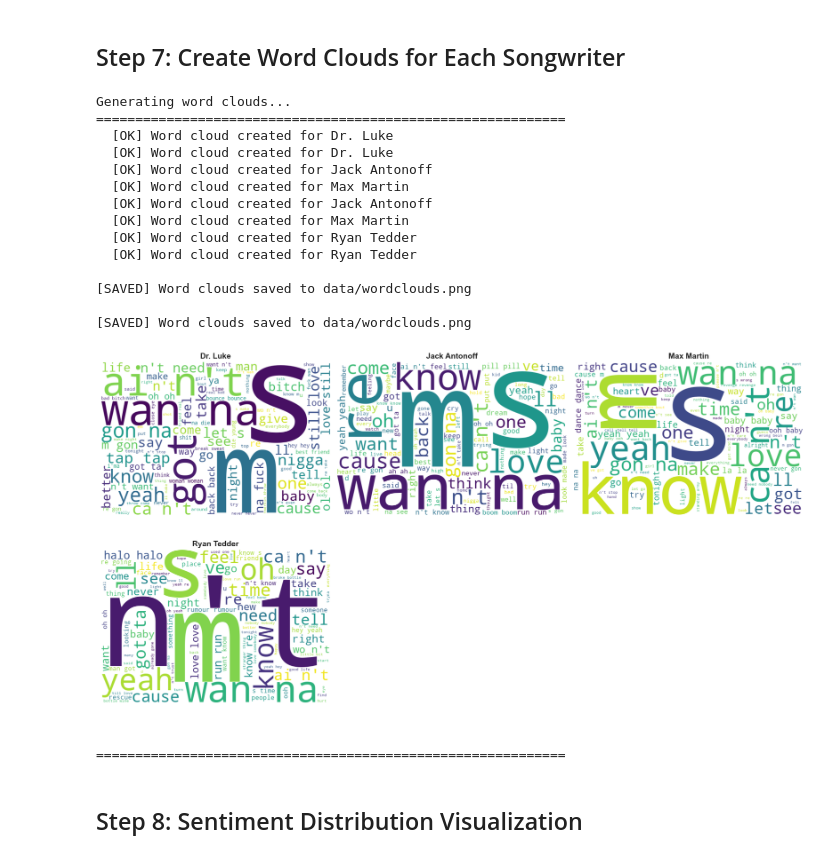
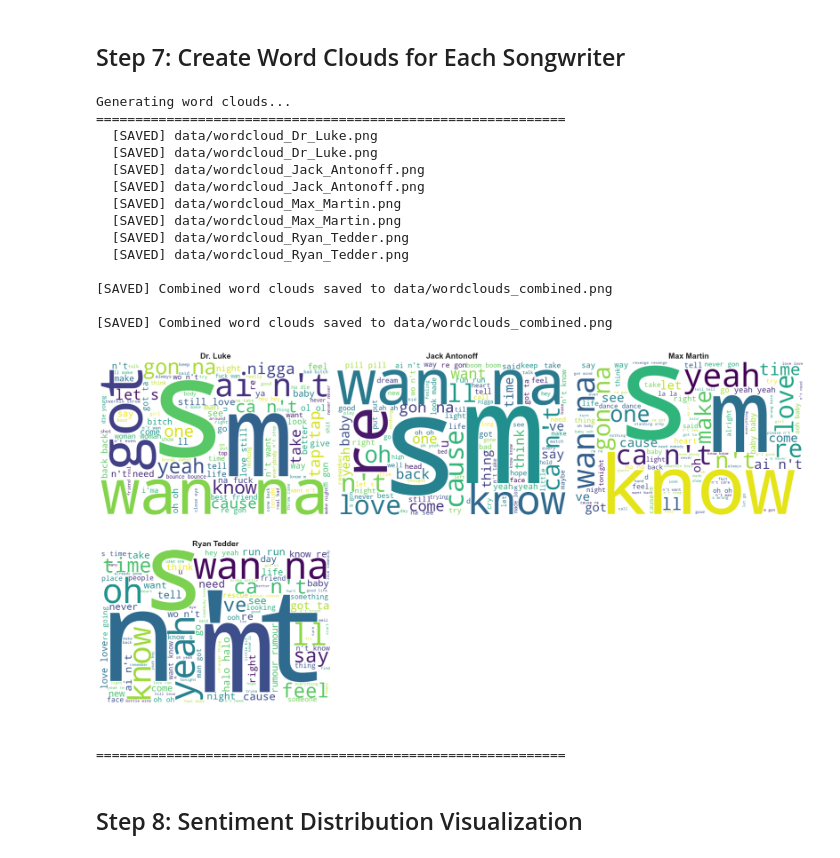
Before and after one commit to Aryaman33/songwriter-style-analysis, a Jupyter notebook: 03_exploratory_analysis.ipynb, the cells around one changed output. Cells and saved outputs as stored; diff of their text form; code cells hidden in the pictures.

```diff
--- a/03_exploratory_analysis.ipynb
+++ b/03_exploratory_analysis.ipynb
@@ -266,68 +266,95 @@ Ryan Tedder                    0.171  0.160                  0.511  0.131
 # %% [markdown]
 ## Step 7: Create Word Clouds for Each Songwriter
 # %%
-# Generate word clouds for each songwriter
+# Generate word clouds for each songwriter (individual images)
 print("Generating word clouds...")
 print("="*60)
 
-songwriters = df['target_songwriter'].unique()
+songwriters = sorted(df['target_songwriter'].unique())
+
+# Create individual word cloud for each songwriter
+for songwriter in songwriters:
+    # Combine all lyrics for this songwriter
+    songwriter_lyrics = ' '.join(
+        df[df['target_songwriter'] == songwriter]['lyrics_processed'].tolist()
+    )
+
+    # Generate word cloud
+    wordcloud = WordCloud(
+        width=800,
+        height=600,
+        background_color='white',
+        colormap='viridis',
+        max_words=100
+    ).generate(songwriter_lyrics)
+
+    # Create individual figure
+    plt.figure(figsize=(12, 8))
+    plt.imshow(wordcloud, interpolation='bilinear')
+    plt.title(f'{songwriter} - Word Cloud', fontsize=16, fontweight='bold', pad=20)
+    plt.axis('off')
+    plt.tight_layout()
+
+    # Save individual image
+    filename = f"data/wordcloud_{songwriter.replace(' ', '_').replace('.', '')}.png"
+    plt.savefig(filename, dpi=150, bbox_inches='tight')
+    print(f"  [SAVED] {filename}")
+    plt.close()
+
+# Also create combined version for overview
 n_writers = len(songwriters)
-
-# Calculate grid dimensions
 n_cols = 3
 n_rows = (n_writers + n_cols - 1) // n_cols
 
 fig, axes = plt.subplots(n_rows, n_cols, figsize=(18, 5*n_rows))
 axes = axes.flatten() if n_writers > 1 else [axes]
 
-for idx, songwriter in enumerate(sorted(songwriters)):
+for idx, songwriter in enumerate(songwriters):
     # Combine all lyrics for this songwriter
     songwriter_lyrics = ' '.join(
         df[df['target_songwriter'] == songwriter]['lyrics_processed'].tolist()
     )
 
     # Generate word cloud
     wordcloud = WordCloud(
         width=600,
         height=400,
         background_color='white',
         colormap='viridis',
         max_words=100
     ).generate(songwriter_lyrics)
 
     # Plot
     axes[idx].imshow(wordcloud, interpolation='bilinear')
     axes[idx].set_title(songwriter, fontsize=14, fontweight='bold')
     axes[idx].axis('off')
 
-    print(f"  [OK] Word cloud created for {songwriter}")
-
 # Hide unused subplots
 for idx in range(n_writers, len(axes)):
     axes[idx].axis('off')
 
 plt.tight_layout()
-plt.savefig('data/wordclouds.png', dpi=150, bbox_inches='tight')
-print("\n[SAVED] Word clouds saved to data/wordclouds.png")
+plt.savefig('data/wordclouds_combined.png', dpi=150, bbox_inches='tight')
+print("\n[SAVED] Combined word clouds saved to data/wordclouds_combined.png")
 plt.show()
 
 print("\n" + "="*60)
 # %% [output]
 Generating word clouds...
 ============================================================
-  [OK] Word cloud created for Dr. Luke
-  [OK] Word cloud created for Dr. Luke
-  [OK] Word cloud created for Jack Antonoff
-  [OK] Word cloud created for Max Martin
-  [OK] Word cloud created for Jack Antonoff
-  [OK] Word cloud created for Max Martin
-  [OK] Word cloud created for Ryan Tedder
-  [OK] Word cloud created for Ryan Tedder
+  [SAVED] data/wordcloud_Dr_Luke.png
+  [SAVED] data/wordcloud_Dr_Luke.png
+  [SAVED] data/wordcloud_Jack_Antonoff.png
+  [SAVED] data/wordcloud_Jack_Antonoff.png
+  [SAVED] data/wordcloud_Max_Martin.png
+  [SAVED] data/wordcloud_Max_Martin.png
+  [SAVED] data/wordcloud_Ryan_Tedder.png
+  [SAVED] data/wordcloud_Ryan_Tedder.png
 
-[SAVED] Word clouds saved to data/wordclouds.png
+[SAVED] Combined word clouds saved to data/wordclouds_combined.png
 
-[SAVED] Word clouds saved to data/wordclouds.png
+[SAVED] Combined word clouds saved to data/wordclouds_combined.png
-[figure, old version]
+[figure, new version]
 ============================================================
 # %% [markdown]
 ## Step 8: Sentiment Distribution Visualization
```
Also changed, not shown: parts of 2 cells of this notebook, 19 other files.
